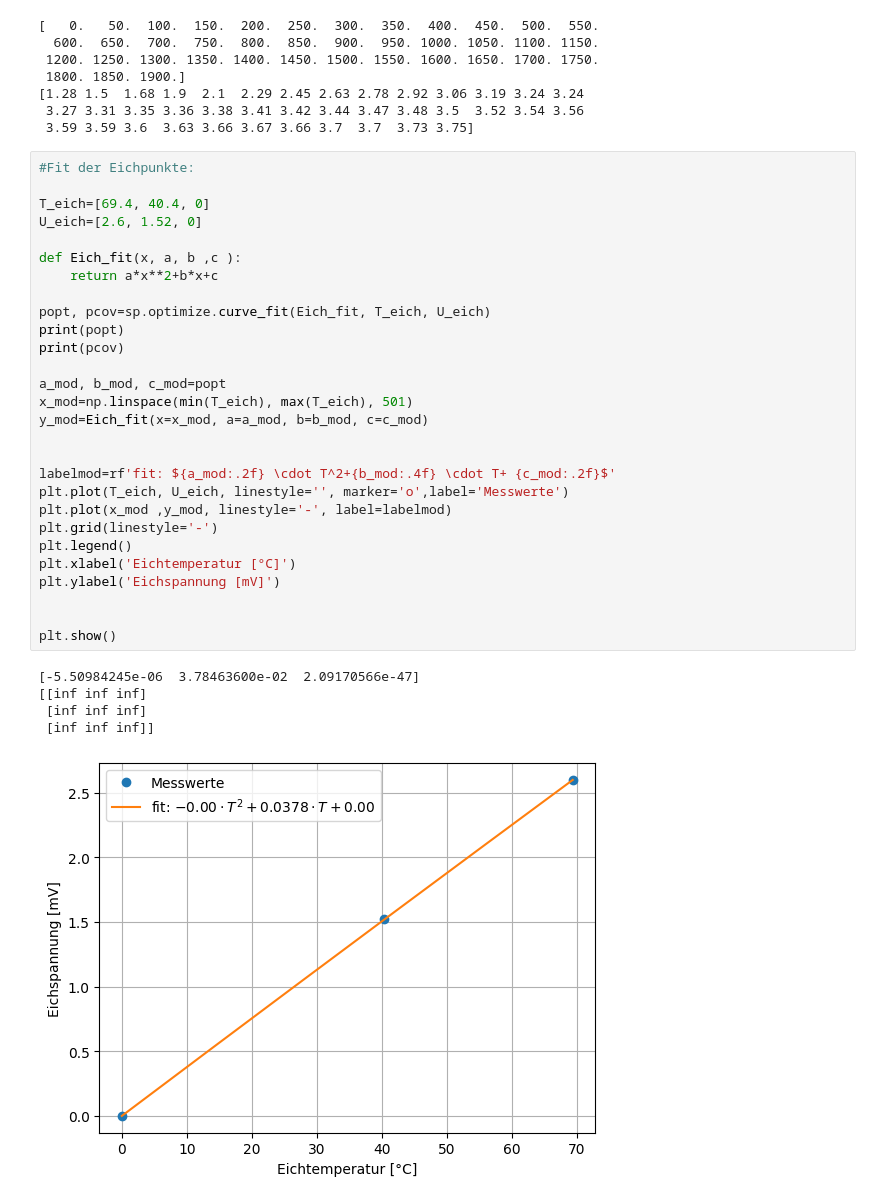
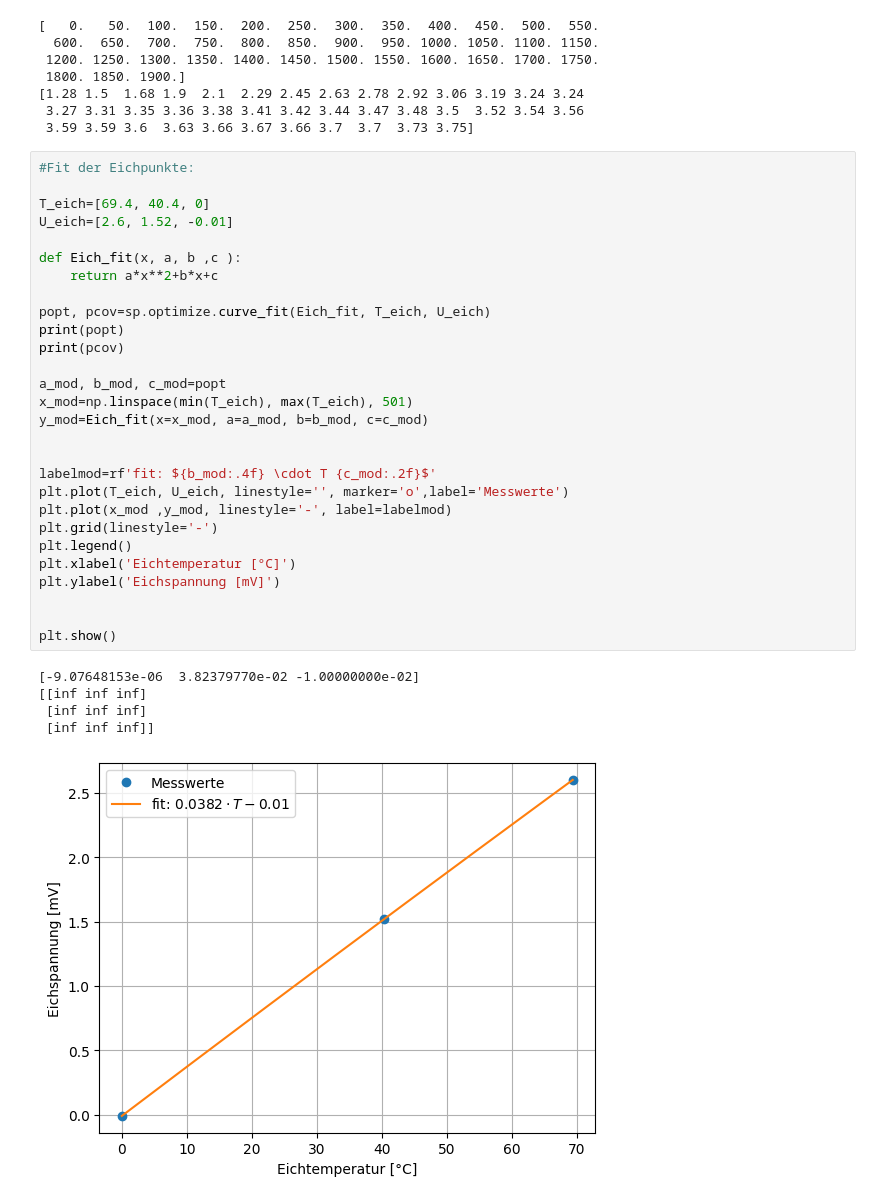
Before and after one commit to OhNoNotAnotherNerd/Ausarbeitung-Physik, a Jupyter notebook: SWE/SWE.ipynb, the cells around one changed output. Drawn from its saved outputs; the diff is of its cells as text.

```diff
--- a/SWE/SWE.ipynb
+++ b/SWE/SWE.ipynb
@@ -23,37 +23,37 @@ print(U_mess)
 # %%
 #Fit der Eichpunkte:
 
 T_eich=[69.4, 40.4, 0]
-U_eich=[2.6, 1.52, 0]
+U_eich=[2.6, 1.52, -0.01]
 
 def Eich_fit(x, a, b ,c ):
     return a*x**2+b*x+c
 
 popt, pcov=sp.optimize.curve_fit(Eich_fit, T_eich, U_eich)
 print(popt)
 print(pcov)
 
 a_mod, b_mod, c_mod=popt
 x_mod=np.linspace(min(T_eich), max(T_eich), 501)
 y_mod=Eich_fit(x=x_mod, a=a_mod, b=b_mod, c=c_mod)
 
 
-labelmod=rf'fit: ${a_mod:.2f} \cdot T^2+{b_mod:.4f} \cdot T+ {c_mod:.2f}$'
+labelmod=rf'fit: ${b_mod:.4f} \cdot T {c_mod:.2f}$'
 plt.plot(T_eich, U_eich, linestyle='', marker='o',label='Messwerte')
 plt.plot(x_mod ,y_mod, linestyle='-', label=labelmod)
 plt.grid(linestyle='-')
 plt.legend()
 plt.xlabel('Eichtemperatur [°C]')
 plt.ylabel('Eichspannung [mV]')
 
 
 plt.show()
 # %% [output]
-[-5.50984245e-06  3.78463600e-02  2.09170566e-47]
+[-9.07648153e-06  3.82379770e-02 -1.00000000e-02]
 [[inf inf inf]
  [inf inf inf]
  [inf inf inf]]
-[figure, old version]
+[figure, new version]
 # %%
 #Umrechnung U_thermo in T Celsius
 
```
Also changed, not shown: parts of 4 cells of this notebook.
